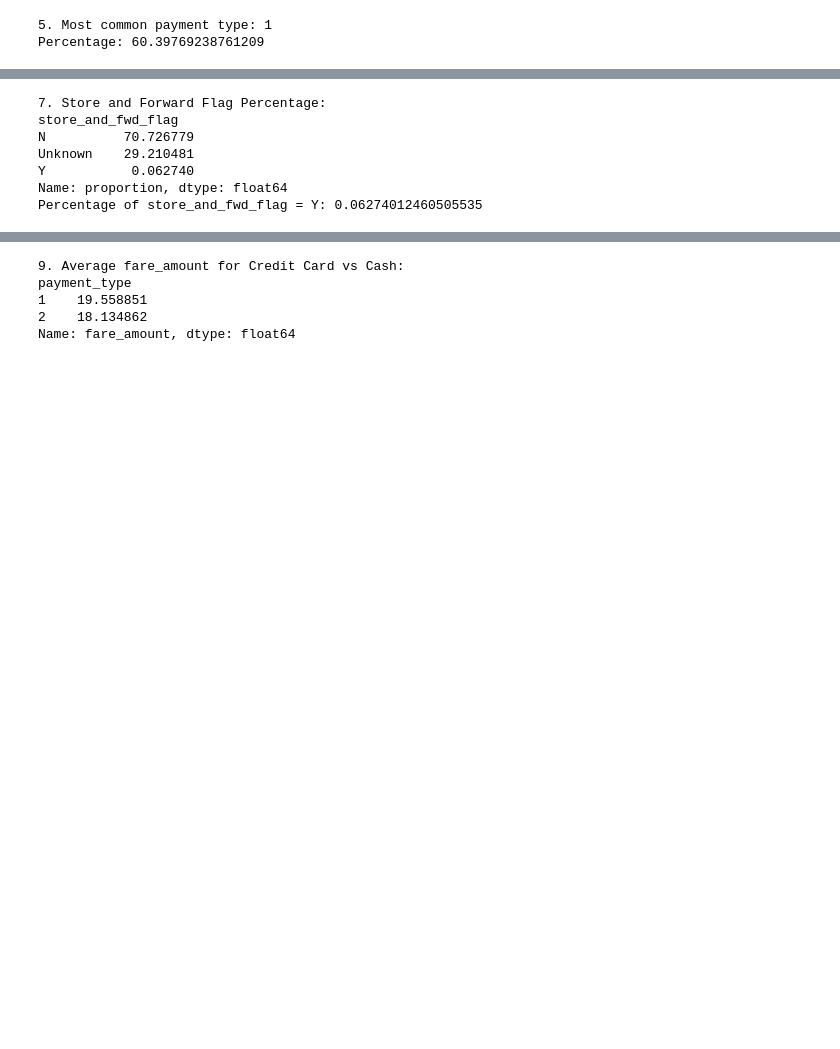
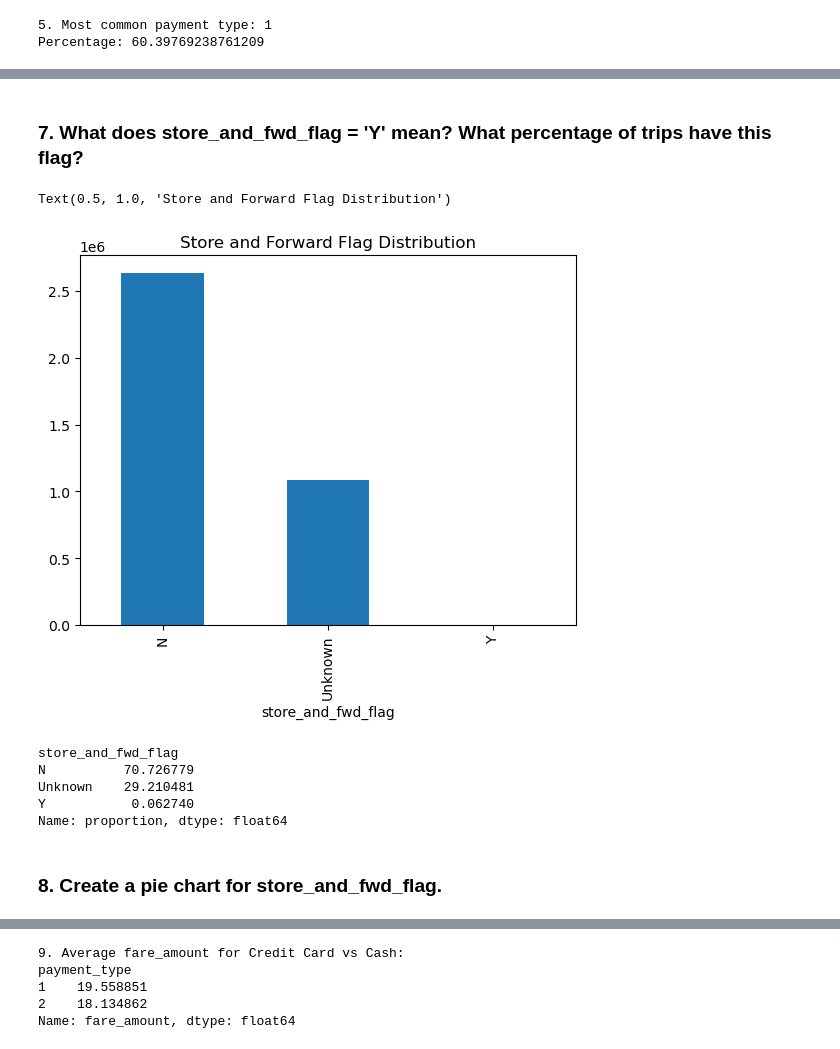
Before and after one commit to AbdullahWB/Big_data, a Jupyter notebook: lab_2/NYC Taxi & Limousine Commission.ipynb, the cells around one changed output, grey strips where cells are left out. Drawn from its saved outputs; the diff is of its cells as text; code cells hidden in the pictures; blank space fills up the shorter version.

```diff
--- a/lab_2/NYC Taxi & Limousine Commission.ipynb
+++ b/lab_2/NYC Taxi & Limousine Commission.ipynb
@@ -598,20 +616,20 @@ plt.show()
+# %% [markdown]
+### 7. What does store_and_fwd_flag = 'Y' mean? What percentage of trips have this flag?
+# %%
+df_taxi_clean["store_and_fwd_flag"].value_counts().plot(kind='bar')
+plt.title('Store and Forward Flag Distribution')
+# %% [output]
+Text(0.5, 1.0, 'Store and Forward Flag Distribution')
+[figure, added]
 # %%
-# 7. store_and_fwd_flag = Y meaning and percentage
 store_flag_percent = (df_taxi_clean['store_and_fwd_flag'].value_counts(normalize=True) * 100)
-
-print("\n7. Store and Forward Flag Percentage:")
 print(store_flag_percent)
-
-if 'Y' in store_flag_percent.index:
-    print("Percentage of store_and_fwd_flag = Y:", store_flag_percent['Y'])
-else:
-    print("No Y value found in store_and_fwd_flag.")
 # %% [output]
-7. Store and Forward Flag Percentage:
 store_and_fwd_flag
 N          70.726779
 Unknown    29.210481
 Y           0.062740
 Name: proportion, dtype: float64
-Percentage of store_and_fwd_flag = Y: 0.06274012460505535
+# %% [markdown]
+### 8. Create a pie chart for store_and_fwd_flag.
 # %%
```
Also changed, not shown: parts of 44 cells of this notebook.
